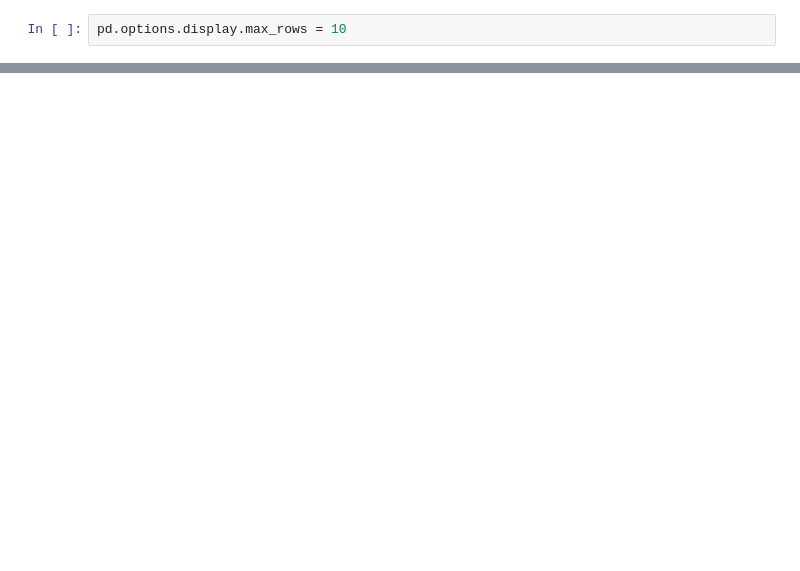
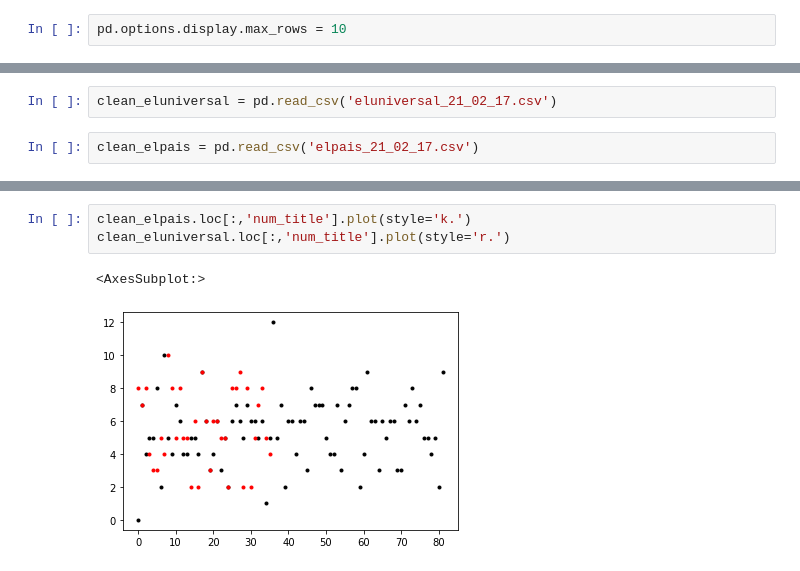
Before and after one commit to Cesarppz/Linux, a Jupyter notebook: code/python/ingenieria_de_datos/data_I.ipynb, the cells around one changed output, grey strips where cells are left out. Drawn from its saved outputs; the diff is of its cells as text; blank space fills up the shorter version.

```diff
--- a/code/python/ingenieria_de_datos/data_I.ipynb
+++ b/code/python/ingenieria_de_datos/data_I.ipynb
@@ -118,0 +236,4 @@ array([[0.79472249, 0.14391197, 0.06533653],
+# %%
+clean_eluniversal = pd.read_csv('eluniversal_21_02_17.csv')
+# %%
+clean_elpais = pd.read_csv('elpais_21_02_17.csv')
@@ -118,0 +260,6 @@ array([[0.79472249, 0.14391197, 0.06533653],
+# %%
+clean_elpais.loc[:,'num_title'].plot(style='k.')
+clean_eluniversal.loc[:,'num_title'].plot(style='r.')
+# %% [output]
+<AxesSubplot:>
+[figure, added]
```
Also changed, not shown: parts of 57 cells of this notebook, 2 other files.
